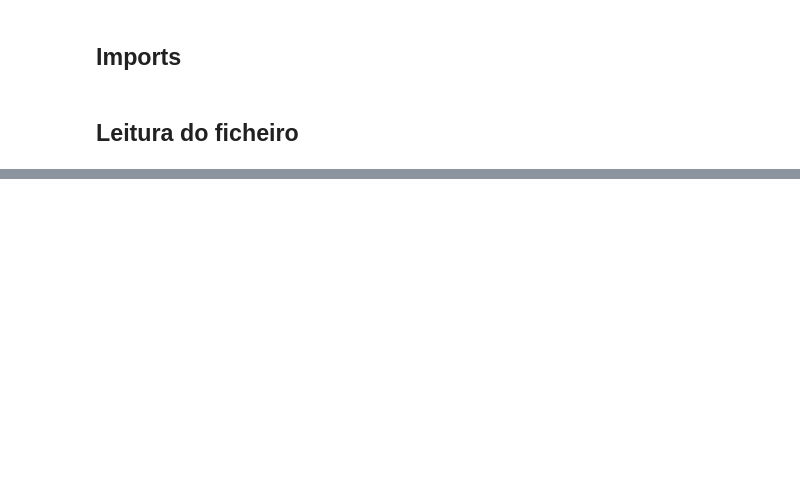
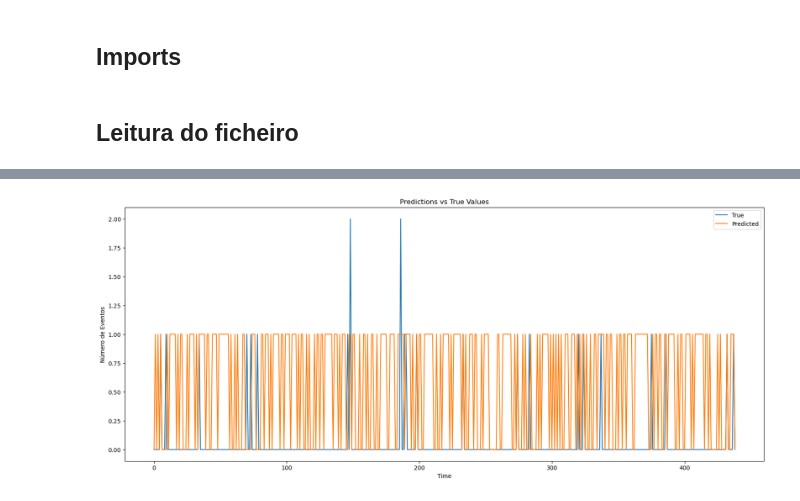
Before and after one commit to Vullkano/pfacd, a Jupyter notebook: rascunhos/freitas/6.1. Supervisionada.ipynb, the cells around one changed output, grey strips where cells are left out. Cells and saved outputs as stored; diff of their text form; code cells hidden in the pictures; blank space fills up the shorter version.

```diff
--- a/rascunhos/freitas/6.1. Supervisionada.ipynb
+++ b/rascunhos/freitas/6.1. Supervisionada.ipynb
@@ -146,0 +296,26 @@ Index(['data_do_incidente', 'concelho', 'distrito', 'nível_de_tensão',
+# %%
+# Arredondar os valores de y_pred
+y_pred[y_pred < 1.015] = 0
+y_pred_rounded = y_pred.round()
+
+y_test_flat = y_test.flatten()
+y_pred_rounded_flat = y_pred_rounded.flatten()
+
+# Criar um DataFrame com y_test e y_pred_rounded
+df_comparison = pd.DataFrame({'True': y_test_flat, 'Predicted': y_pred_rounded_flat})
+
+# Plotar os valores verdadeiros e previstos
+plt.figure(figsize=(20, 8))
+plt.plot(df_comparison['True'], label='True')
+plt.plot(df_comparison['Predicted'], label='Predicted')
+
+# Configurar os rótulos e título do gráfico
+plt.xlabel('Time')
+plt.ylabel('Número de Eventos')
+plt.title('Predictions vs True Values')
+plt.legend()
+
+# Exibir o gráfico
+plt.show()
+# %% [output]
+[figure, added]
```
Also changed, not shown: parts of 49 cells of this notebook, 4 other files.
